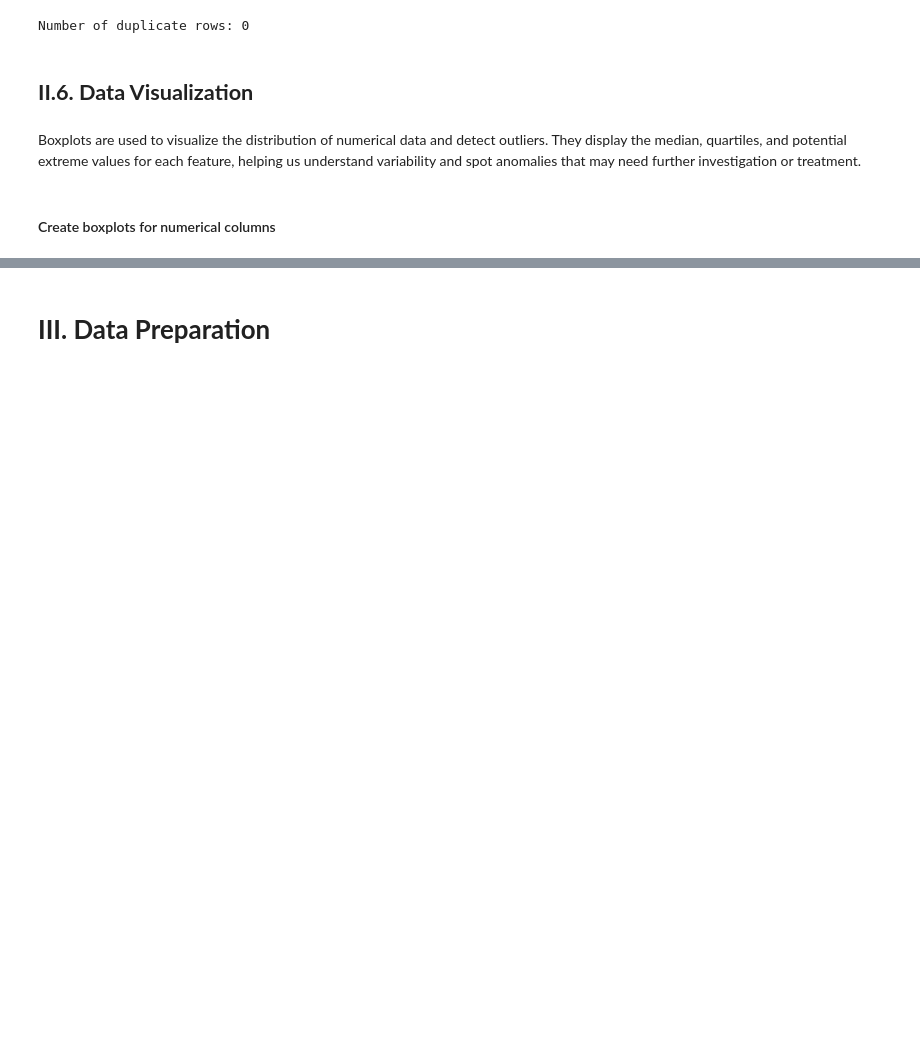
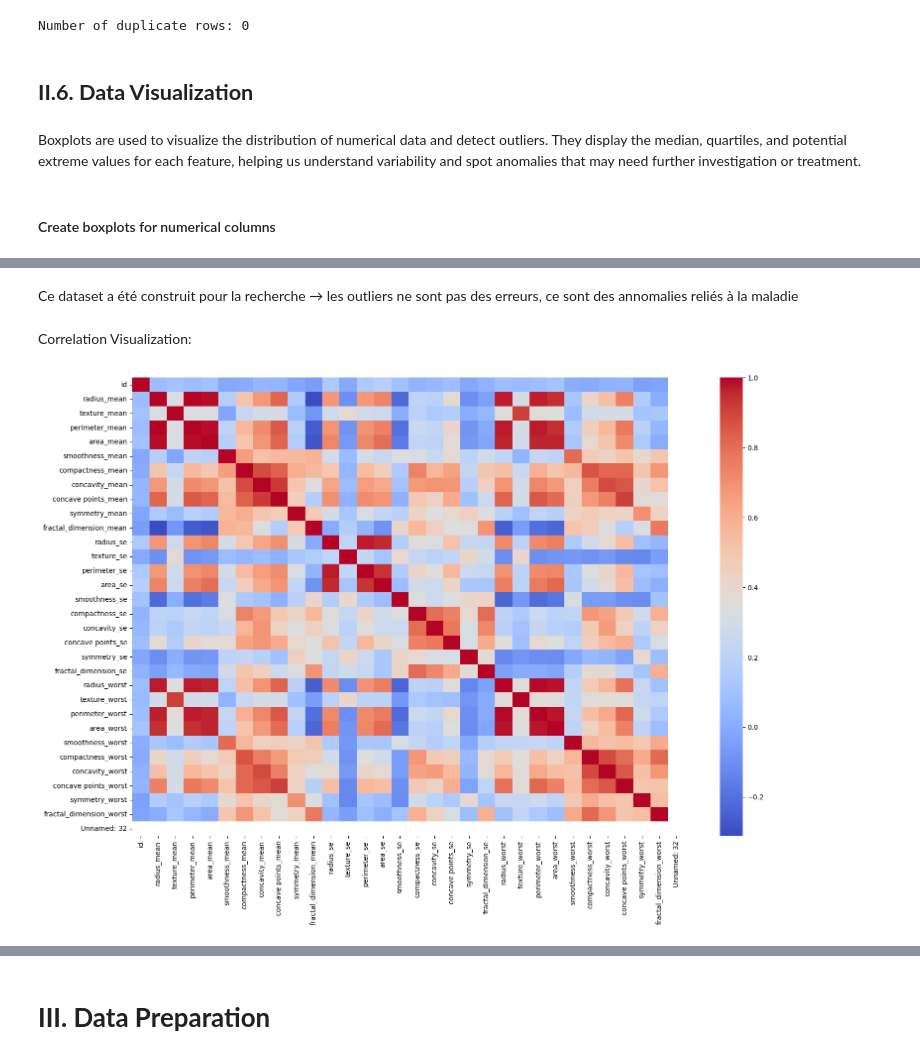
Before and after one commit to eyaguirat10/CoWin-Breast-Cancer-Detection, a Jupyter notebook: MiniProjet_ML2_.ipynb, the cells around one changed output, grey strips where cells are left out. Saved outputs shown, nothing was run; the diff lists cells and outputs as text; code cells hidden in the pictures; blank space fills up the shorter version.

```diff
--- a/MiniProjet_ML2_.ipynb
+++ b/MiniProjet_ML2_.ipynb
@@ -290,0 +258,12 @@ if len(categorical_cols) > 0:
+# %% [markdown]
+Ce dataset a été construit pour la recherche → les outliers ne sont pas des erreurs, ce sont des annomalies reliés à la maladie
+# %% [markdown]
+Correlation Visualization:
+# %%
+# matrice de correllation les variables entre eux
+df_features = df.drop(columns=['diagnosis'])
+plt.figure(figsize=(18, 12))
+sns.heatmap(df_features.corr(), annot=False, cmap='coolwarm')
+plt.show()
+# %% [output]
+[figure, added]
```
Also changed, not shown: parts of 17 cells of this notebook.
